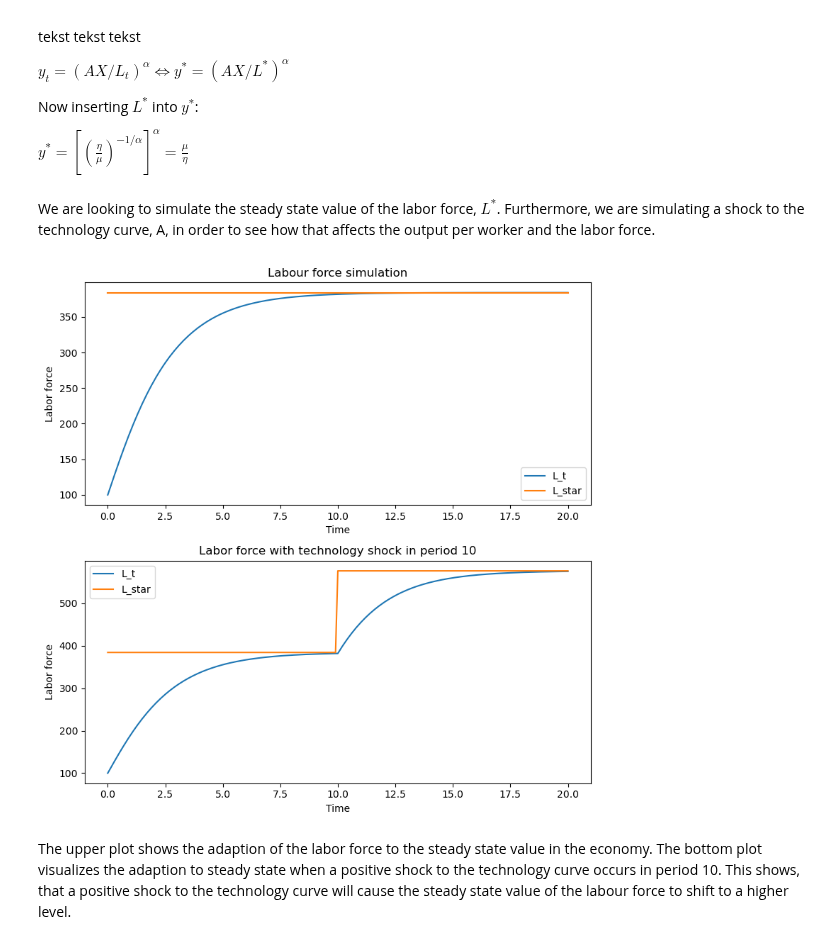
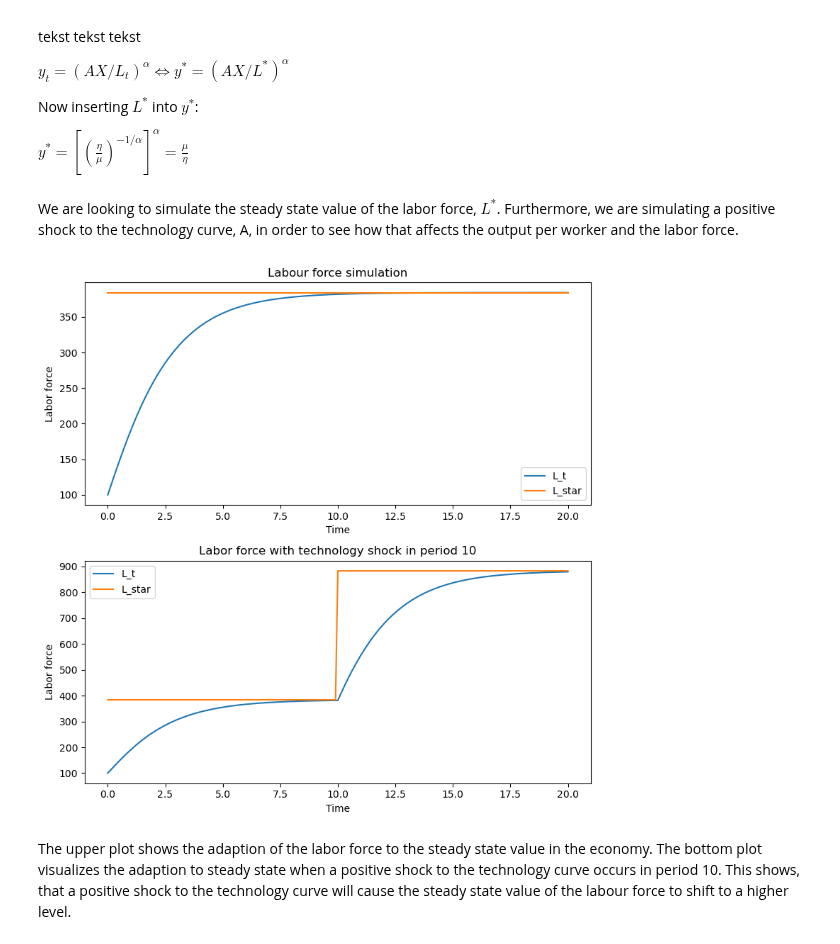
Before and after one commit to NumEconCopenhagen/projects-2023-mmj, a Jupyter notebook: modelproject/modelproject.ipynb, the cells around one changed output. Drawn from its saved outputs; the diff is of its cells as text; code cells hidden in the pictures.

```diff
--- a/modelproject/modelproject.ipynb
+++ b/modelproject/modelproject.ipynb
@@ -66,7 +66,7 @@ Now inserting $L^*$ into $y^*$:
 
 $y^*=\left[\left(\frac{\eta}{\mu}\right)^{-1/\alpha}\right]^\alpha=\frac{\mu}{\eta}$
 # %% [markdown]
-We are looking to simulate the steady state value of the labor force, $L^*$. Furthermore, we are simulating a shock to the technology curve, A, in order to see how that affects the output per worker and the labor force.
+We are looking to simulate the steady state value of the labor force, $L^*$. Furthermore, we are simulating a positive shock to the technology curve, A, in order to see how that affects the output per worker and the labor force.
 # %%
 # define the values of the model
 alpha = 0.5
@@ -111,35 +111,35 @@ for t in range(1, int(T/dt) + 1):
     y_t = (A*X/L_t)**alpha
     n_t = eta*y_t
     if t == 100:
-        A = 1.5 * A  # shock in parameter A
+        A = 2.3 * A  # shock in parameter A
     L_t1 = n_t*L_t + (1-mu)*L_t
     L_t = L_t1
     L_star = ((eta / mu) ** (1/alpha)) * A * X
     t_values_shock.append(t*dt)
     L_t_values_shock.append(L_t)
     L_star_values_shock.append(L_star)
 
 # plot labor force simulation and steady state value
 fig, axs = plt.subplots(2, 1, figsize=(8, 8))
 axs[0].plot(t_values, L_t_values, label='L_t')
 axs[0].plot(t_values, L_star_values, label='L_star')
 axs[0].set_xlabel('Time')
 axs[0].set_ylabel('Labor force')
 axs[0].set_title('Labour force simulation')
 axs[0].legend()
 
 # plot with a positive shock in A
 axs[1].plot(t_values_shock, L_t_values_shock, label='L_t')
 axs[1].plot(t_values_shock, L_star_values_shock, label='L_star')
 axs[1].set_xlabel('Time')
 axs[1].set_ylabel('Labor force')
 axs[1].set_title('Labor force with technology shock in period 10')
 axs[1].legend()
 
 plt.tight_layout()
 plt.show()
 # %% [output]
-[figure, old version]
+[figure, new version]
 # %% [markdown]
 The upper plot shows the adaption of the labor force to the steady state value in the economy. The bottom plot visualizes the adaption to steady state when a positive shock to the technology curve occurs in period 10. This shows, that a positive shock to the technology curve will cause the steady state value of the labour force to shift to a higher level.
 # %%
```
Also changed, not shown: parts of 3 cells of this notebook.
